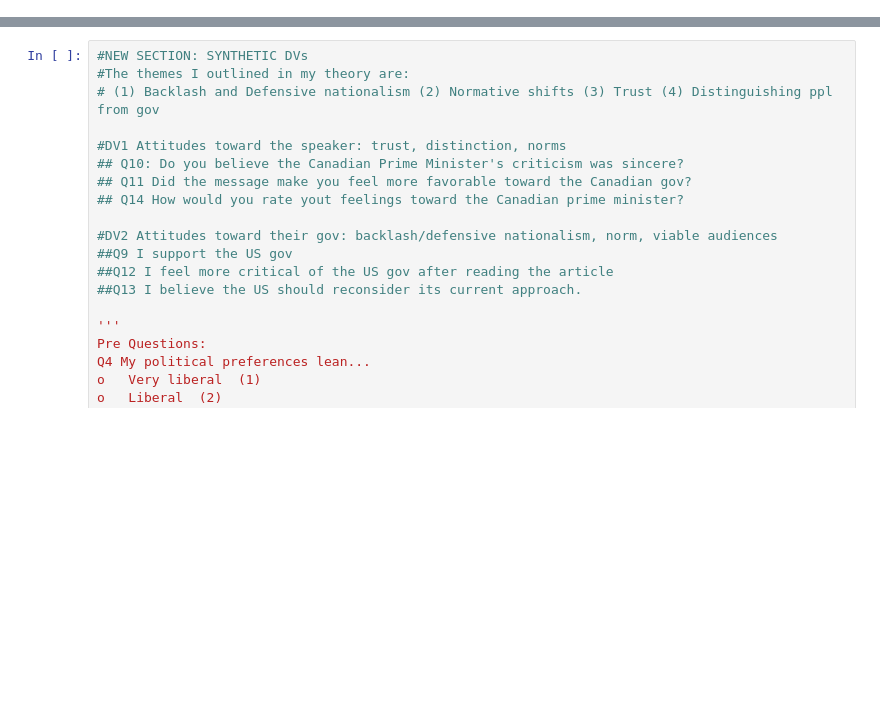
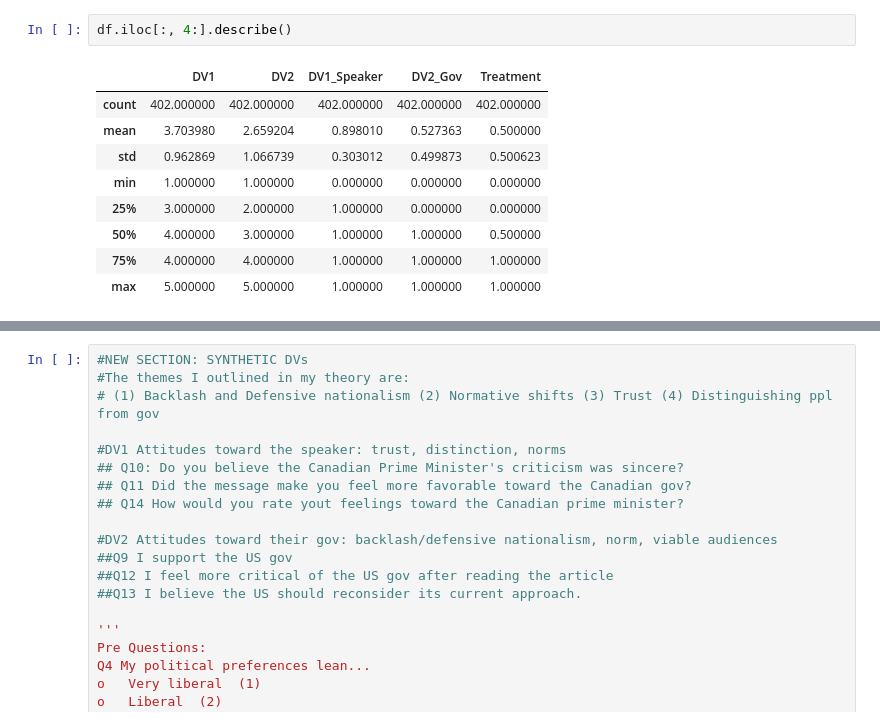
Before and after one commit to lmsobhani/Thesis, a Jupyter notebook: SurveyAnalysis2.ipynb, the cells around one changed output, grey strips where cells are left out. Cells and saved outputs as stored; diff of their text form; blank space fills up the shorter version.

```diff
--- a/SurveyAnalysis2.ipynb
+++ b/SurveyAnalysis2.ipynb
@@ -0,0 +8,12 @@
+# %%
+df.iloc[:, 4:].describe()
+# %% [output]
+|  | DV1 | DV2 | DV1_Speaker | DV2_Gov | Treatment |
+| count | 402.000000 | 402.000000 | 402.000000 | 402.000000 | 402.000000 |
+| mean | 3.703980 | 2.659204 | 0.898010 | 0.527363 | 0.500000 |
+| std | 0.962869 | 1.066739 | 0.303012 | 0.499873 | 0.500623 |
+| min | 1.000000 | 1.000000 | 0.000000 | 0.000000 | 0.000000 |
+| 25% | 3.000000 | 2.000000 | 1.000000 | 0.000000 | 0.000000 |
+| 50% | 4.000000 | 3.000000 | 1.000000 | 1.000000 | 0.500000 |
+| 75% | 4.000000 | 4.000000 | 1.000000 | 1.000000 | 1.000000 |
+| max | 5.000000 | 5.000000 | 1.000000 | 1.000000 | 1.000000 |
```
Also changed, not shown: parts of 5 cells of this notebook.
